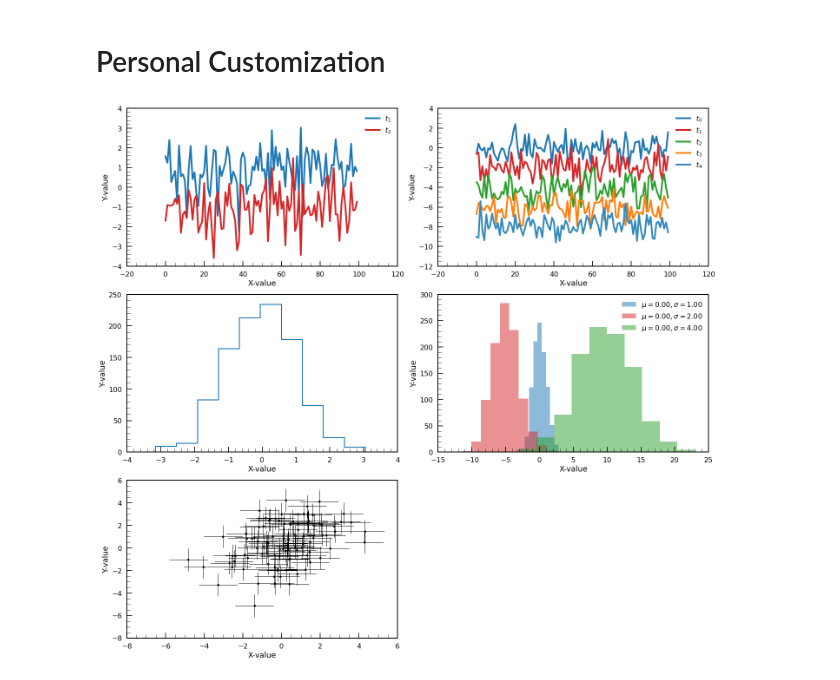
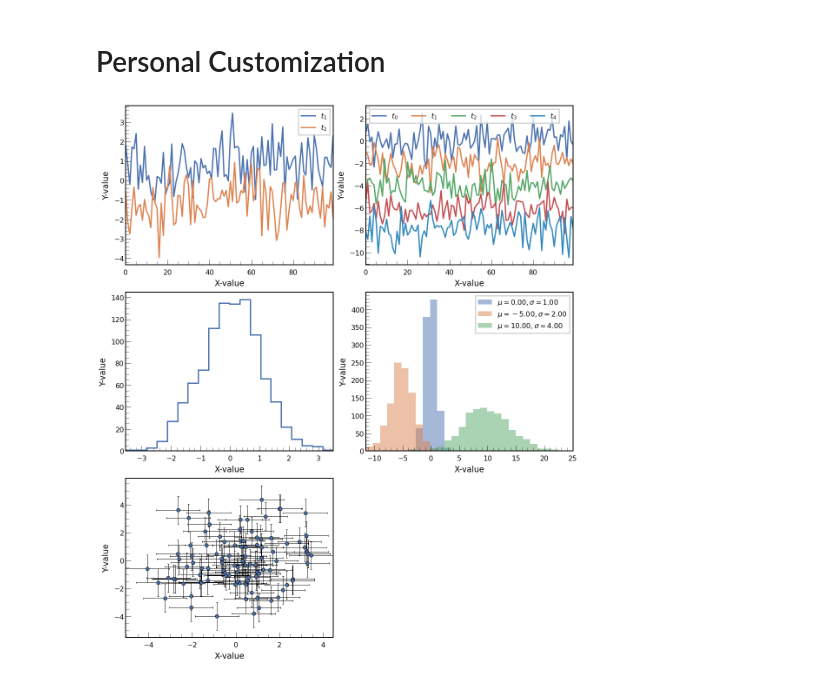
Before and after one commit to ketozhang/dotfiles, a Jupyter notebook: python/plotting/matplotlib.ipynb, the cells around one changed output. Saved outputs shown, nothing was run; the diff lists cells and outputs as text; code cells hidden in the pictures.

```diff
--- a/python/plotting/matplotlib.ipynb
+++ b/python/plotting/matplotlib.ipynb
@@ -28,16 +28,14 @@ def plot_many_ts(ax, nlines=5, size=100):
 
     ax.set_xlabel('X-value')
     ax.set_ylabel('Y-value')
-    ax.legend()
+    ax.legend(ncol=nlines)
     return ax
 
 def plot_histogram(ax, size=1000, xmean=0, xerr=1):
     rv = stats.norm(xmean, xerr)
     x = rv.rvs(size)
 
-    bins = size // 2
-    if bins > 100:
-        bins = 100
+    bins = np.linspace(x.flatten().min(), x.flatten().max(), 30)
 
     ax.hist(x, histtype="step")
 
@@ -48,13 +46,17 @@ def plot_histogram(ax, size=1000, xmean=0, xerr=1):
 def plot_histograms(ax, size=1000, xmean=0, xerr=1):
     rv = stats.norm
 
-    bins = size // 2
-    if bins > 100:
-        bins = 100
+    data = np.array([
+        rv.rvs(xmean, xerr, size),
+        rv.rvs(xmean-5, xerr*2, size),
+        rv.rvs(xmean+10, xerr*4, size)
+    ])
 
-    ax.hist(rv.rvs(xmean, xerr, size), label=f"$\mu={xmean:.2f}, \sigma={xerr:.2f}$", alpha=0.5)
-    ax.hist(rv.rvs(xmean-5, xerr*2, size), label=f"$\mu={xmean:.2f}, \sigma={xerr*2:.2f}$", alpha=0.5)
-    ax.hist(rv.rvs(xmean+10, xerr*4, size), label=f"$\mu={xmean:.2f}, \sigma={xerr*4:.2f}$", alpha=0.5)
+    bins = np.linspace(data.flatten().min(), data.flatten().max(), 30)
+
+    ax.hist(data[0,:], label=f"$\mu={xmean:.2f}, \sigma={xerr:.2f}$", alpha=0.5, bins=bins)
+    ax.hist(data[1,:], label=f"$\mu={xmean-5:.2f}, \sigma={xerr*2:.2f}$", alpha=0.5, bins=bins)
+    ax.hist(data[2,:], label=f"$\mu={xmean+10:.2f}, \sigma={xerr*4:.2f}$", alpha=0.5, bins=bins)
 
     ax.set_xlabel('X-value')
     ax.set_ylabel('Y-value')
@@ -62,9 +64,7 @@ def plot_histograms(ax, size=1000, xmean=0, xerr=1):
     return ax
 
 
-def plot_errorbar(ax, size=100, xmean=0, ymean=0, xerr=1, yerr=1, rho=0.75,
-                  errorbar_kwargs=dict(fmt="o")
-                 ):
+def plot_errorbar(ax, size=100, xmean=0, ymean=0, xerr=1, yerr=1, rho=0.75):
     cov = [[2, rho],
            [rho, 2]]
     rv = stats.multivariate_normal([xmean, ymean], cov)
@@ -73,7 +73,7 @@ def plot_errorbar(ax, size=100, xmean=0, ymean=0, xerr=1, yerr=1, rho=0.75,
     x = sample[:, 0] + stats.norm(scale=xerr).rvs(len(sample))
     y = sample[:, 1] + stats.norm(scale=yerr).rvs(len(sample))
 
-    ax.errorbar(x, y, xerr, yerr, **errorbar_kwargs)
+    ax.errorbar(x, y, xerr, yerr, fmt="o", lw=1, c="black", mfc="#4c72b0")
 
     ax.set_xlabel('X-value')
     ax.set_ylabel('Y-value')
@@ -101,7 +101,7 @@ def plot_showcase(max_cols=2, figsize=None, layout="equal"):
     plot_many_ts(next(axs))
     plot_histogram(next(axs))
     plot_histograms(next(axs))
-    plot_errorbar(next(axs), errorbar_kwargs=dict(lw=default_lw/4, fmt="ko"))
+    plot_errorbar(next(axs))
 
     # Turn off remaning axes
     for ax in axs:
@@ -126,9 +126,8 @@ https://matplotlib.org/3.1.1/gallery/style_sheets/style_sheets_reference.html
 # %% [markdown]
 # Personal Customization
 # %%
-plt.style.use("seaborn-poster")
 plt.style.use('style.mplstyle')
 plot_showcase()
 plt.tight_layout()
 # %% [output]
-[figure, old version]
+[figure, new version]
```
Also changed, not shown: 2 other files.
